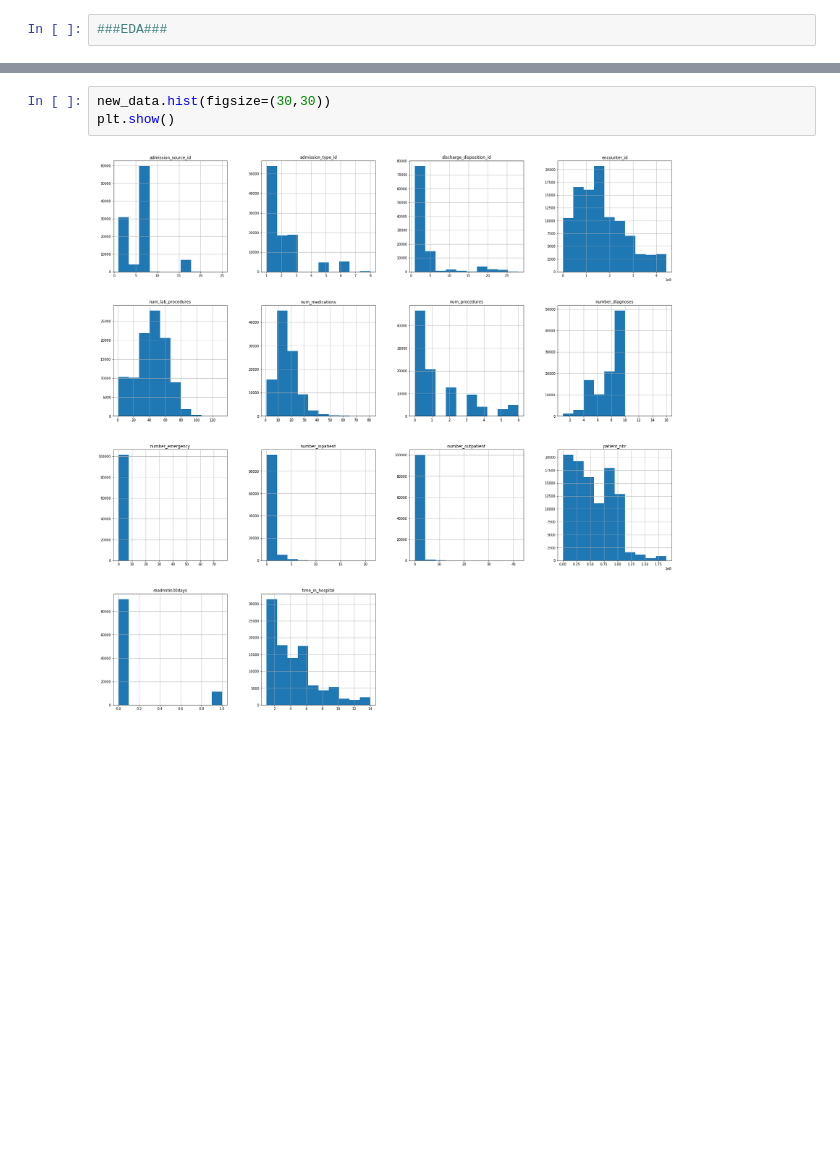
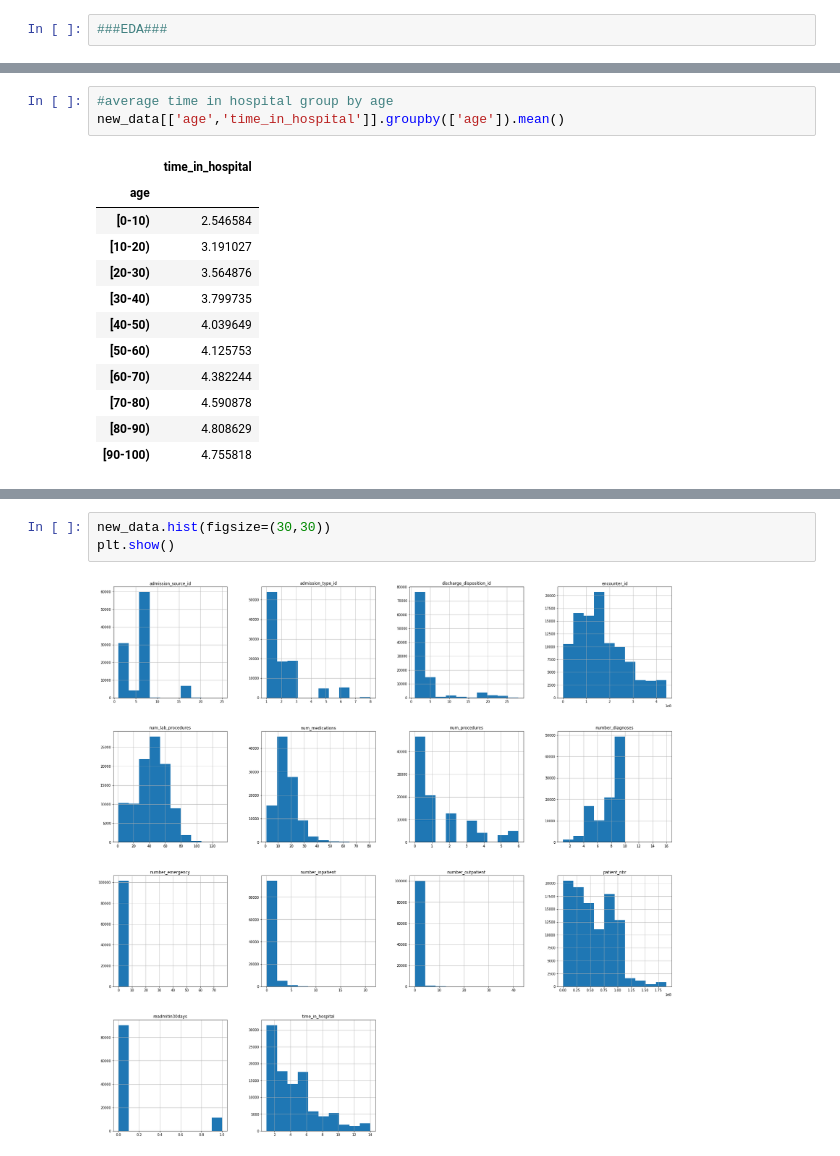
Before and after one commit to joonsooro/UnitedHealthcare, a Jupyter notebook: Jason/united healthcare data cleaning.ipynb, the cells around one changed output, grey strips where cells are left out. Cells and saved outputs as stored; diff of their text form; blank space fills up the shorter version.

```diff
--- a/Jason/united healthcare data cleaning.ipynb
+++ b/Jason/united healthcare data cleaning.ipynb
@@ -107,0 +147,16 @@ new_data['readmitin30days'] = np.where(new_data['readmitted'] == '<30', 1, 0)
+# %%
+#average time in hospital group by age
+new_data[['age','time_in_hospital']].groupby(['age']).mean()
+# %% [output]
+|  | time_in_hospital |
+| age |  |
+| [0-10) | 2.546584 |
+| [10-20) | 3.191027 |
+| [20-30) | 3.564876 |
+| [30-40) | 3.799735 |
+| [40-50) | 4.039649 |
+| [50-60) | 4.125753 |
+| [60-70) | 4.382244 |
+| [70-80) | 4.590878 |
+| [80-90) | 4.808629 |
+| [90-100) | 4.755818 |
```
Also changed, not shown: parts of 8 cells of this notebook.
